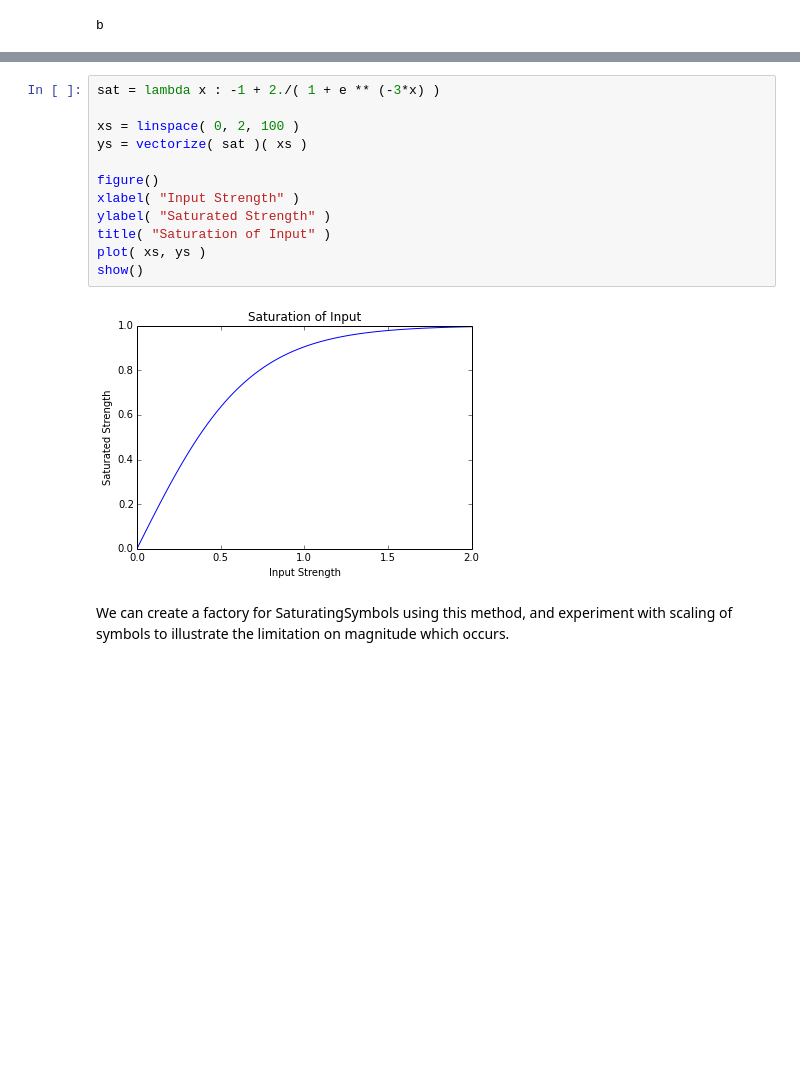
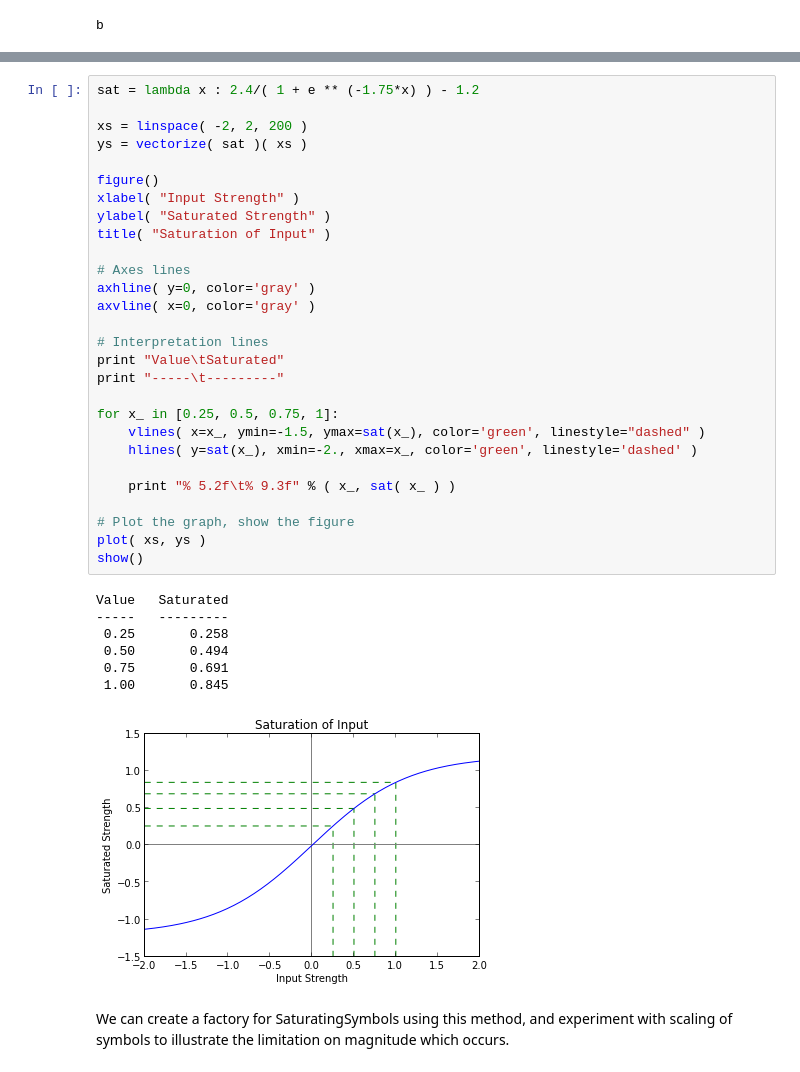
Before and after one commit to mundya/hrr-playground, a Jupyter notebook: Introduction and Usage of the Holographic Library.ipynb, the cells around one changed output, grey strips where cells are left out. Saved outputs shown, nothing was run; the diff lists cells and outputs as text; blank space fills up the shorter version.

```diff
--- a/Introduction and Usage of the Holographic Library.ipynb
+++ b/Introduction and Usage of the Holographic Library.ipynb
@@ -157,17 +158,39 @@ Populating the interactive namespace from numpy and matplotlib
-# %%
-sat = lambda x : -1 + 2./( 1 + e ** (-3*x) )
-
-xs = linspace( 0, 2, 100 )
-ys = vectorize( sat )( xs )
-
-figure()
-xlabel( "Input Strength" )
-ylabel( "Saturated Strength" )
-title( "Saturation of Input" )
-plot( xs, ys )
-show()
-# %% [output]
-[figure, removed]
+# %%
+sat = lambda x : 2.4/( 1 + e ** (-1.75*x) ) - 1.2
+
+xs = linspace( -2, 2, 200 )
+ys = vectorize( sat )( xs )
+
+figure()
+xlabel( "Input Strength" )
+ylabel( "Saturated Strength" )
+title( "Saturation of Input" )
+
+# Axes lines
+axhline( y=0, color='gray' )
+axvline( x=0, color='gray' )
+
+# Interpretation lines
+print "Value\tSaturated"
+print "-----\t---------"
+
+for x_ in [0.25, 0.5, 0.75, 1]:
+    vlines( x=x_, ymin=-1.5, ymax=sat(x_), color='green', linestyle="dashed" )
+    hlines( y=sat(x_), xmin=-2., xmax=x_, color='green', linestyle='dashed' )
+
+    print "% 5.2f\t% 9.3f" % ( x_, sat( x_ ) )
+
+# Plot the graph, show the figure
+plot( xs, ys )
+show()
+# %% [output]
+Value   Saturated
+-----   ---------
+ 0.25       0.258
+ 0.50       0.494
+ 0.75       0.691
+ 1.00       0.845
+[figure, added]
 # %% [markdown]
 We can create a factory for SaturatingSymbols using this method, and experiment with scaling of symbols to illustrate the limitation on magnitude which occurs.
 # %%
```
Also changed, not shown: parts of 15 cells of this notebook, 1 other file.
